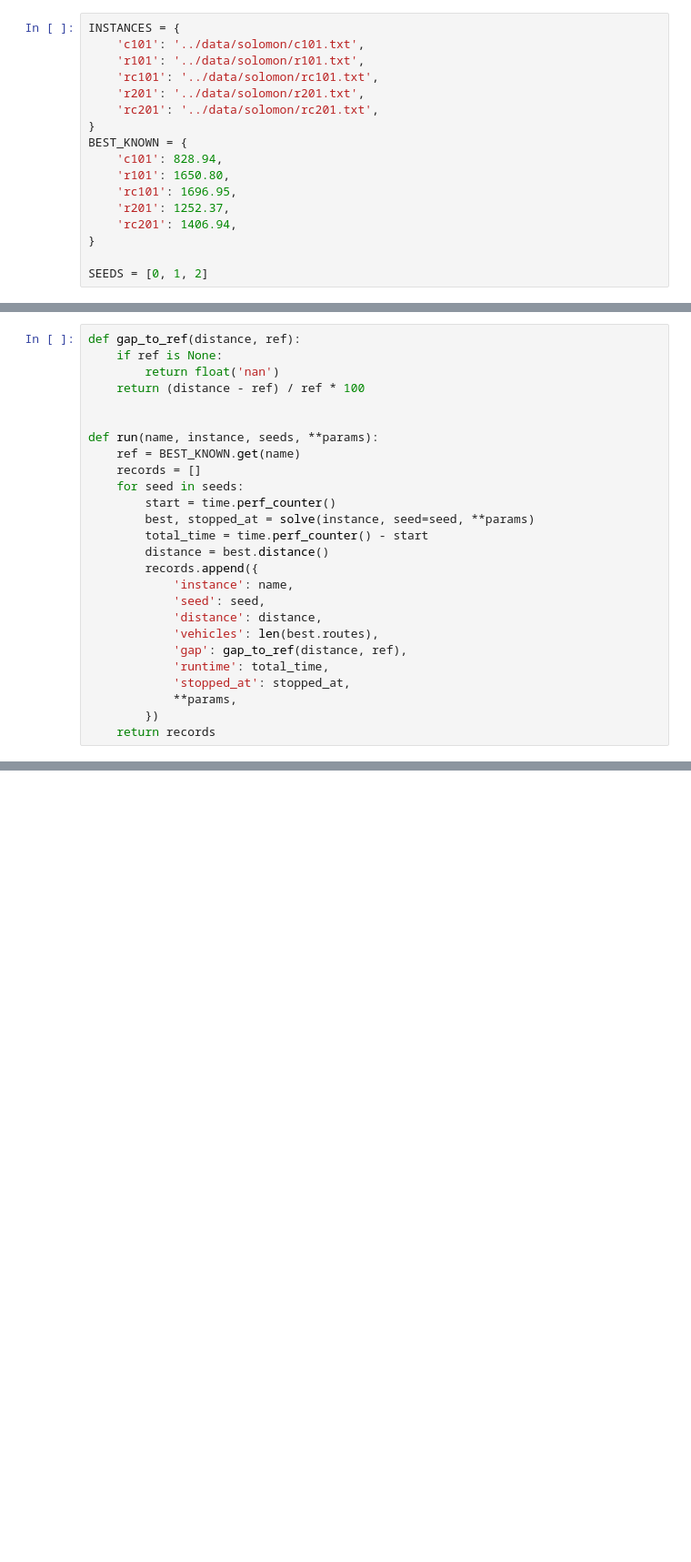
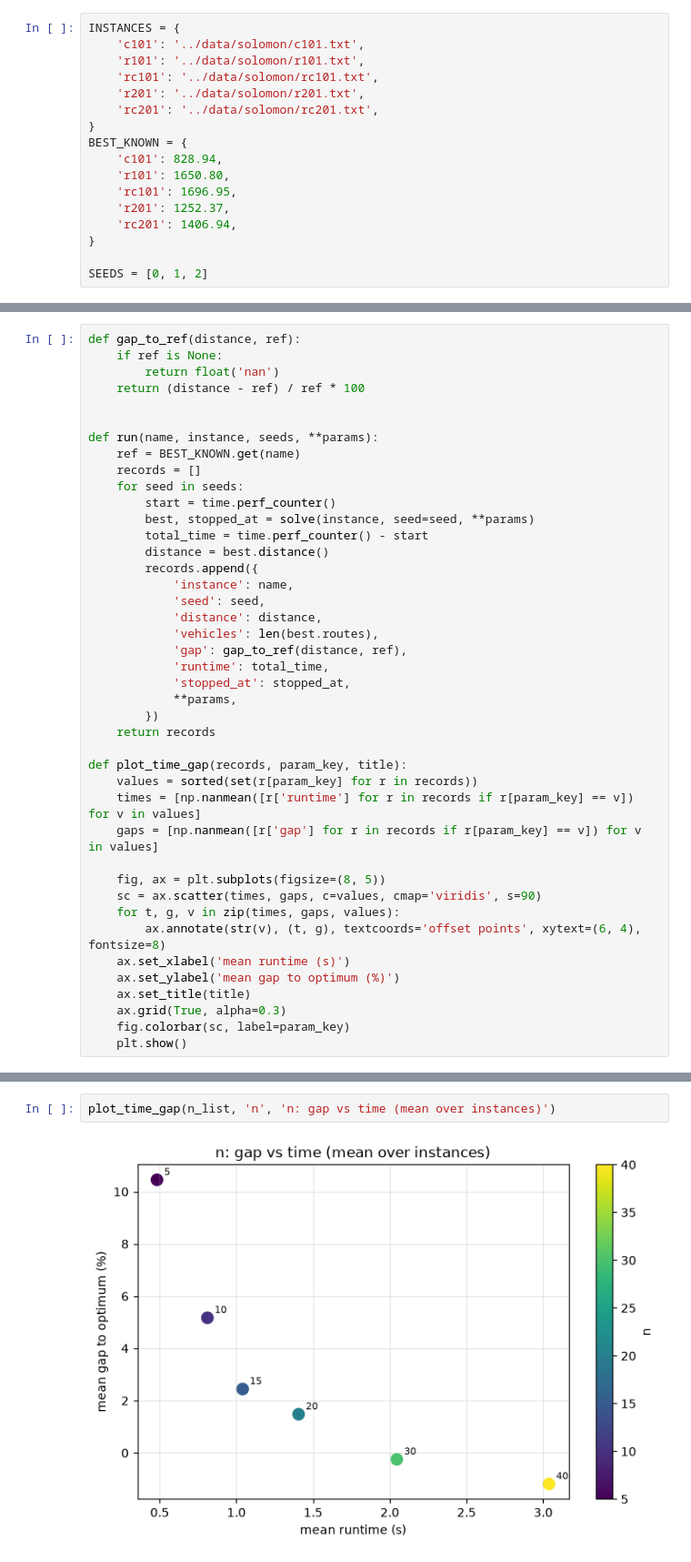
Before and after one commit to gra1111/Vehicle-Routing-Problem-Solver, a Jupyter notebook: notebooks/alns_tuning.ipynb, the cells around one changed output, grey strips where cells are left out. Shown at 91% size. Cells and saved outputs as stored; diff of their text form; blank space fills up the shorter version.

Commit message:
feat: really basic parameter tunning

```diff
--- a/notebooks/alns_tuning.ipynb
+++ b/notebooks/alns_tuning.ipynb
@@ -67,3 +65,19 @@ def run(name, instance, seeds, **params):
             **params,
         })
     return records
+
+def plot_time_gap(records, param_key, title):
+    values = sorted(set(r[param_key] for r in records))
+    times = [np.nanmean([r['runtime'] for r in records if r[param_key] == v]) for v in values]
+    gaps = [np.nanmean([r['gap'] for r in records if r[param_key] == v]) for v in values]
+
+    fig, ax = plt.subplots(figsize=(8, 5))
+    sc = ax.scatter(times, gaps, c=values, cmap='viridis', s=90)
+    for t, g, v in zip(times, gaps, values):
+        ax.annotate(str(v), (t, g), textcoords='offset points', xytext=(6, 4), fontsize=8)
+    ax.set_xlabel('mean runtime (s)')
+    ax.set_ylabel('mean gap to optimum (%)')
+    ax.set_title(title)
+    ax.grid(True, alpha=0.3)
+    fig.colorbar(sc, label=param_key)
+    plt.show()
@@ -133,0 +135,4 @@ parece que un n razonable es entre 20 y 30, pero de nuevo, sera en estos caoss q
+# %%
+plot_time_gap(n_list, 'n', 'n: gap vs time (mean over instances)')
+# %% [output]
+[figure, added]
```
Also changed, not shown: parts of 19 cells of this notebook, 1 other file.
